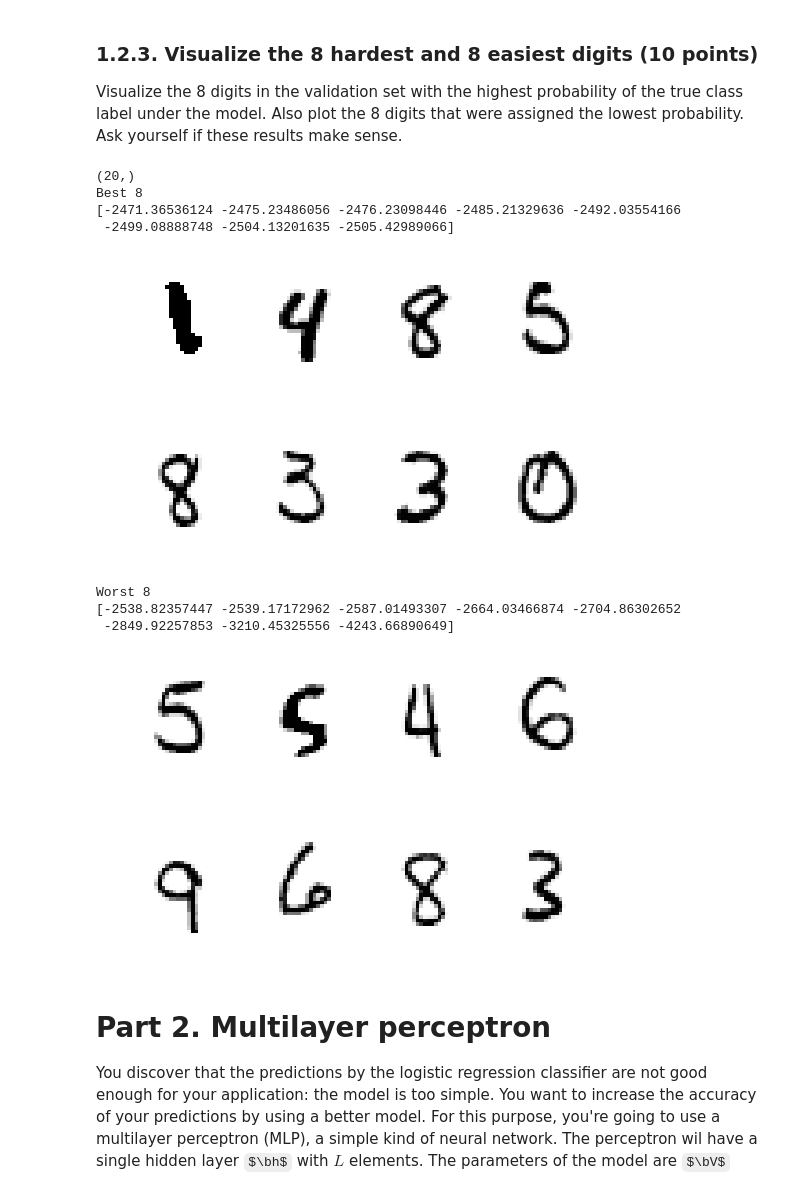
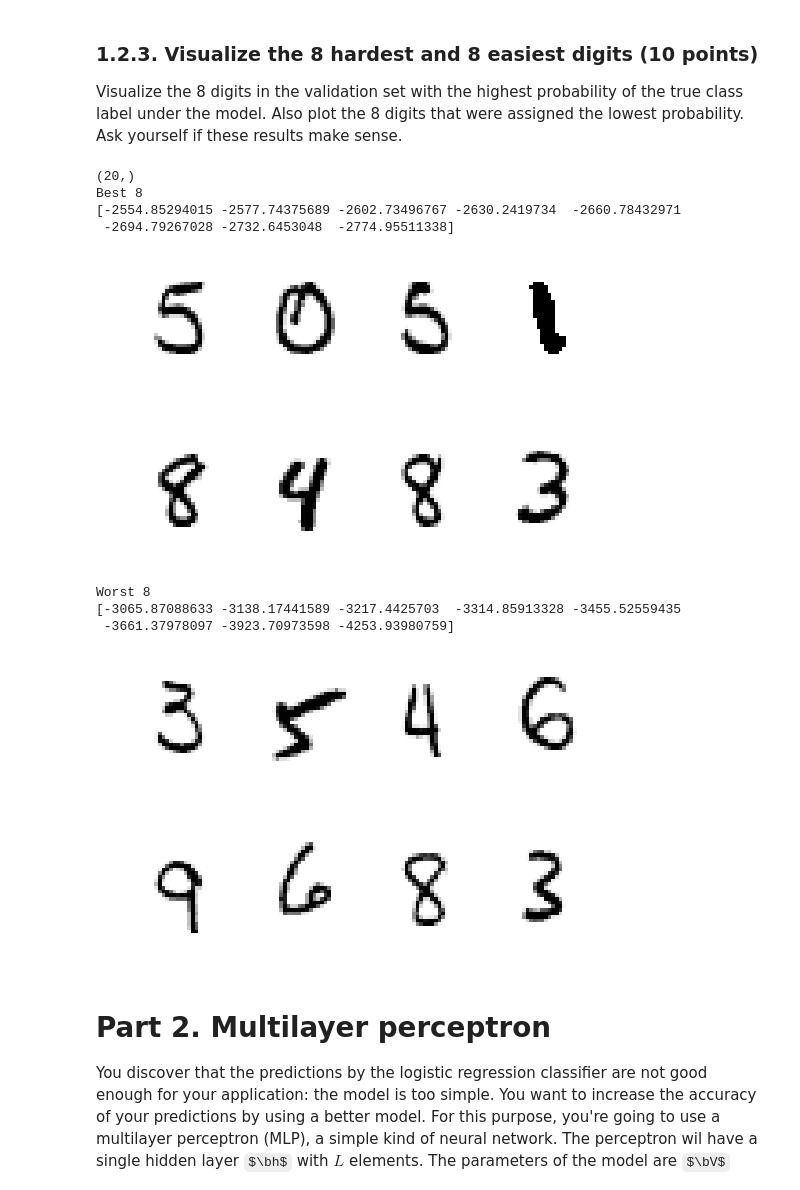
Before and after one commit to Vasileios-Charatsidis/machine_learning_1_labs, a Jupyter notebook: hw2/dana.ipynb, the cells around one changed output. Saved outputs shown, nothing was run; the diff lists cells and outputs as text; code cells hidden in the pictures; some formulas as TeX source.

```diff
--- a/hw2/dana.ipynb
+++ b/hw2/dana.ipynb
@@ -406,27 +406,27 @@ Also plot the 8 digits that were assigned the lowest probability.
 Ask yourself if these results make sense.
 # %%
 print lp_val.shape
-sorted_idx = np.argsort(-lp_val) # inverted as its log-p
+sorted_idx = np.argsort(exp(lp_val)) # inverted as its log-p
 best_8 = x_valid[sorted_idx[:8]]
 worst_8 = x_valid[sorted_idx[-8:]]
 
 print 'Best 8'
 print lp_val[sorted_idx[:8]]
 plot_digits(best_8, numcols=4)
 
 print 'Worst 8'
 print lp_val[sorted_idx[-8:]]
 plot_digits(worst_8, numcols=4)
 # %% [output]
 (20,)
 Best 8
-[-2471.36536124 -2475.23486056 -2476.23098446 -2485.21329636 -2492.03554166
- -2499.08888748 -2504.13201635 -2505.42989066]
+[-2554.85294015 -2577.74375689 -2602.73496767 -2630.2419734  -2660.78432971
+ -2694.79267028 -2732.6453048  -2774.95511338]
-[figure, old version]
+[figure, new version]
 Worst 8
-[-2538.82357447 -2539.17172962 -2587.01493307 -2664.03466874 -2704.86302652
- -2849.92257853 -3210.45325556 -4243.66890649]
+[-3065.87088633 -3138.17441589 -3217.4425703  -3314.85913328 -3455.52559435
+ -3661.37978097 -3923.70973598 -4253.93980759]
-[figure, old version]
+[figure, new version]
 # %% [markdown]
 # Part 2. Multilayer perceptron
 
```
Also changed, not shown: parts of 5 cells of this notebook.
